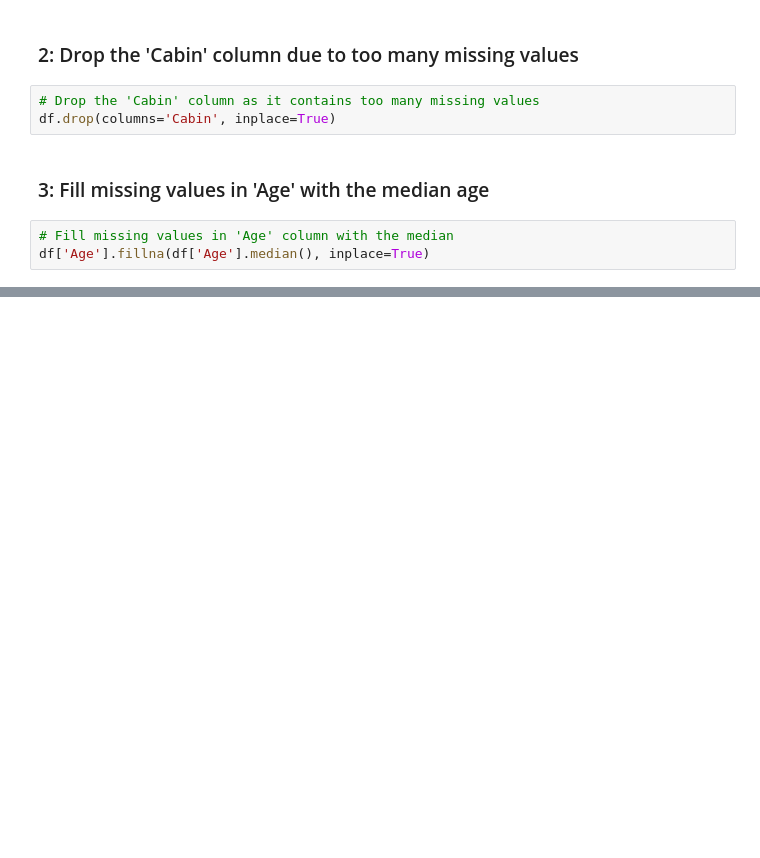
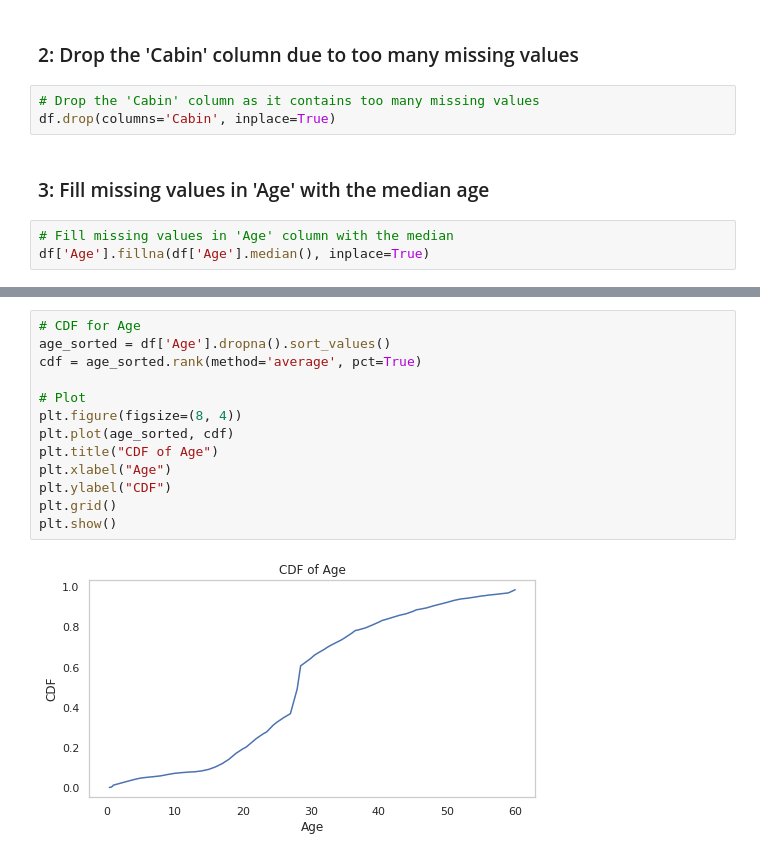
Before and after one commit to jimal254/Project_Titanic, a Jupyter notebook: titanic_analysis.ipynb, the cells around one changed output, grey strips where cells are left out. Drawn from its saved outputs; the diff is of its cells as text; blank space fills up the shorter version.

```diff
--- a/titanic_analysis.ipynb
+++ b/titanic_analysis.ipynb
@@ -130,0 +312,15 @@ df['Age'].fillna(df['Age'].median(), inplace=True)
+# %%
+# CDF for Age
+age_sorted = df['Age'].dropna().sort_values()
+cdf = age_sorted.rank(method='average', pct=True)
+
+# Plot
+plt.figure(figsize=(8, 4))
+plt.plot(age_sorted, cdf)
+plt.title("CDF of Age")
+plt.xlabel("Age")
+plt.ylabel("CDF")
+plt.grid()
+plt.show()
+# %% [output]
+[figure, added]
```
Also changed, not shown: parts of 34 cells of this notebook.
